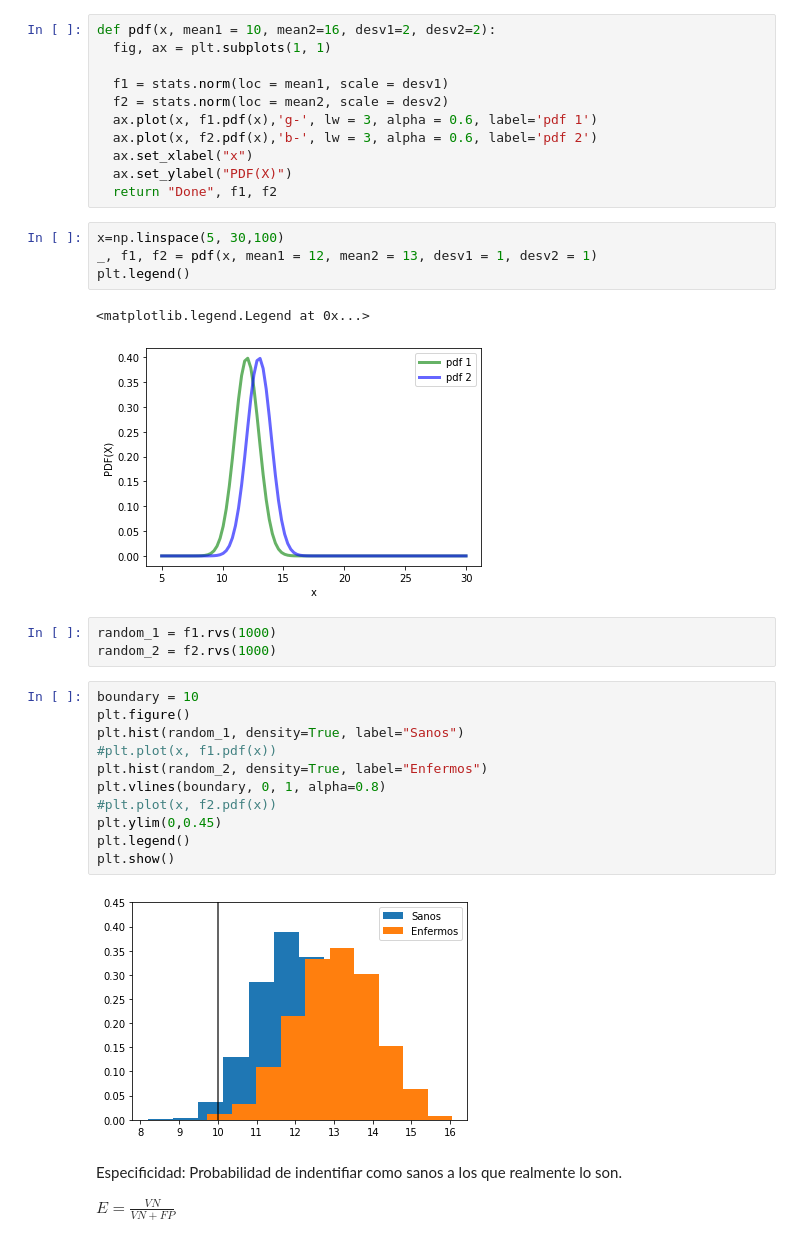
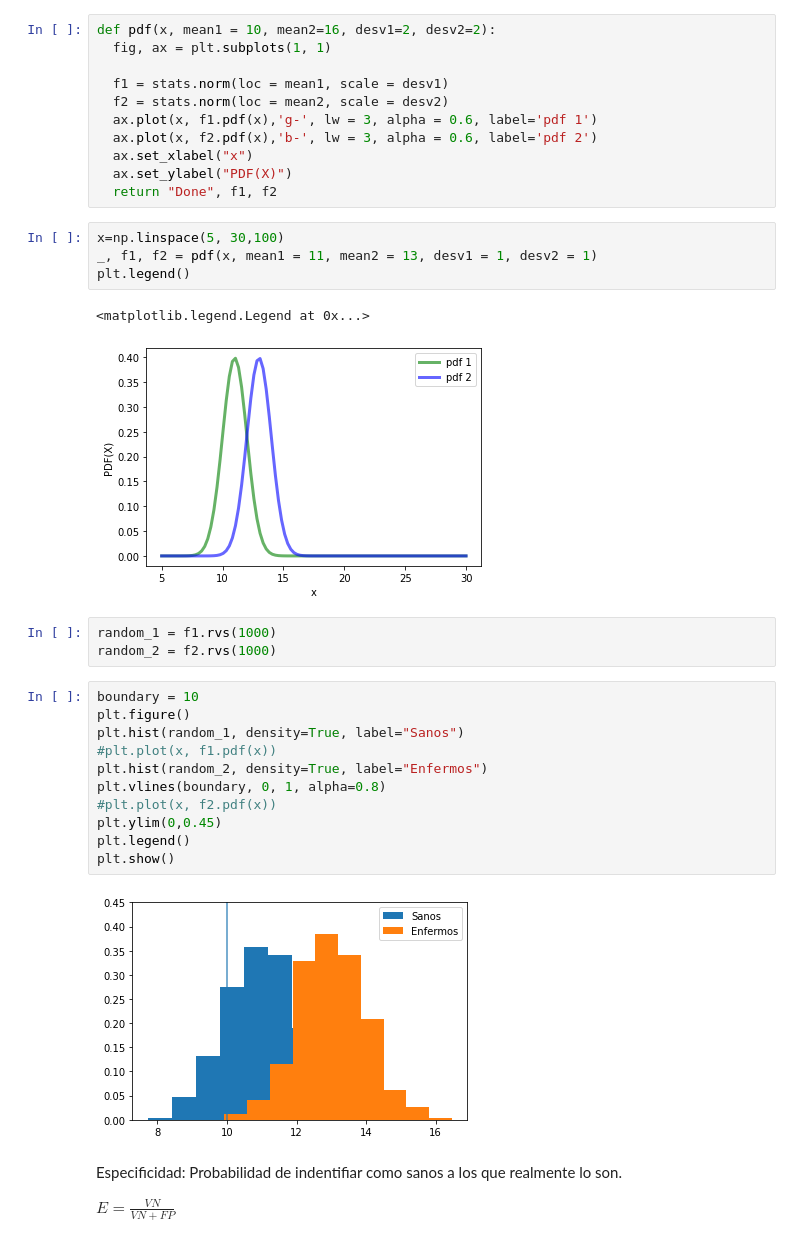
Before and after one commit to hernansalinas/Curso_aprendizaje_estadistico, a Jupyter notebook: Assesment/Laboratorio_10_EspecificidadSensibilidadROC (2).ipynb, the cells around one changed output. Cells and saved outputs as stored; diff of their text form.

```diff
--- a/Assesment/Laboratorio_10_EspecificidadSensibilidadROC (2).ipynb
+++ b/Assesment/Laboratorio_10_EspecificidadSensibilidadROC (2).ipynb
@@ -35,11 +35,11 @@ def pdf(x, mean1 = 10, mean2=16, desv1=2, desv2=2):
   return "Done", f1, f2
 # %%
 x=np.linspace(5, 30,100)
-_, f1, f2 = pdf(x, mean1 = 12, mean2 = 13, desv1 = 1, desv2 = 1)
+_, f1, f2 = pdf(x, mean1 = 11, mean2 = 13, desv1 = 1, desv2 = 1)
 plt.legend()
 # %% [output]
 <matplotlib.legend.Legend at 0x...>
-[figure, old version]
+[figure, new version]
 # %%
 random_1 = f1.rvs(1000)
 random_2 = f2.rvs(1000)
@@ -55,7 +55,7 @@ plt.ylim(0,0.45)
 plt.legend()
 plt.show()
 # %% [output]
-[figure, old version]
+[figure, new version]
 # %% [markdown]
 Especificidad:
 Probabilidad de indentifiar como sanos a los que realmente lo son.
```
Also changed, not shown: parts of 7 cells of this notebook, 6 other files.
